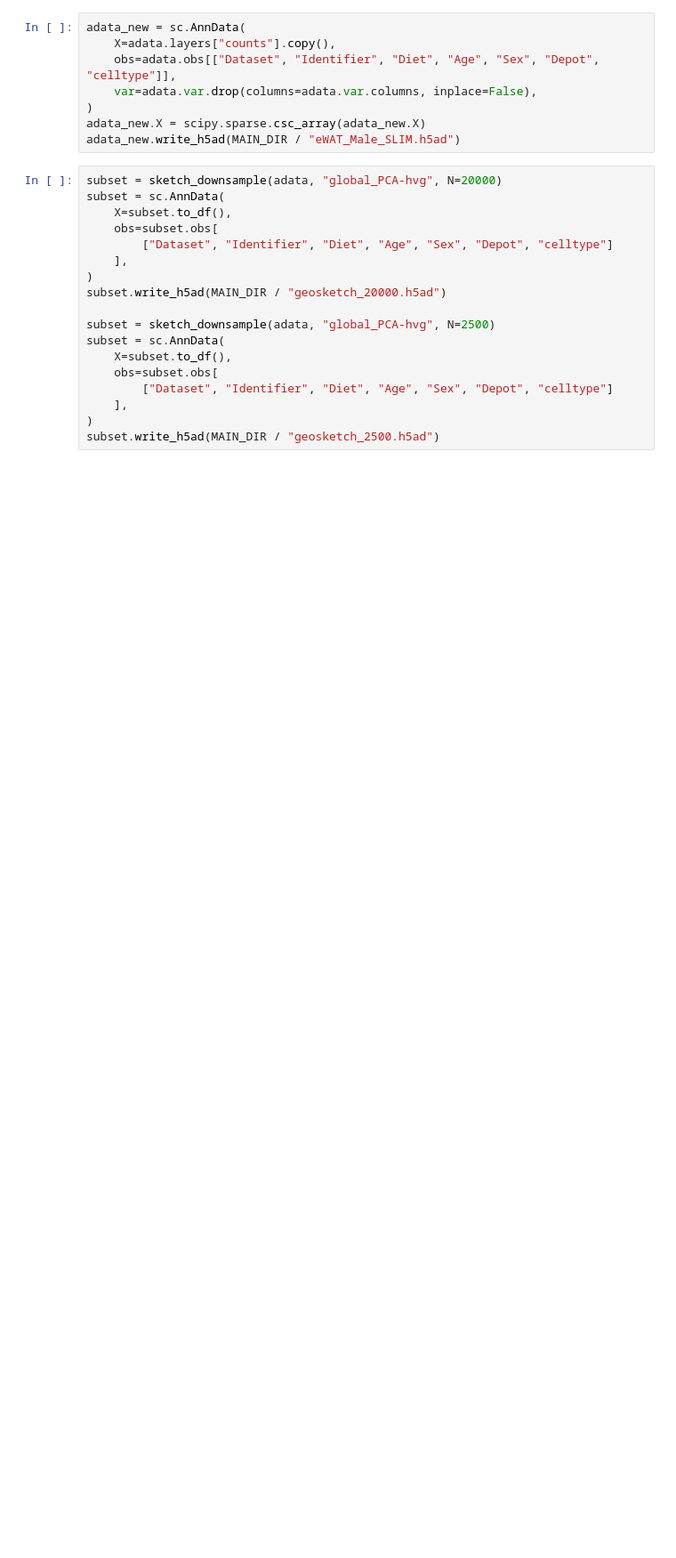
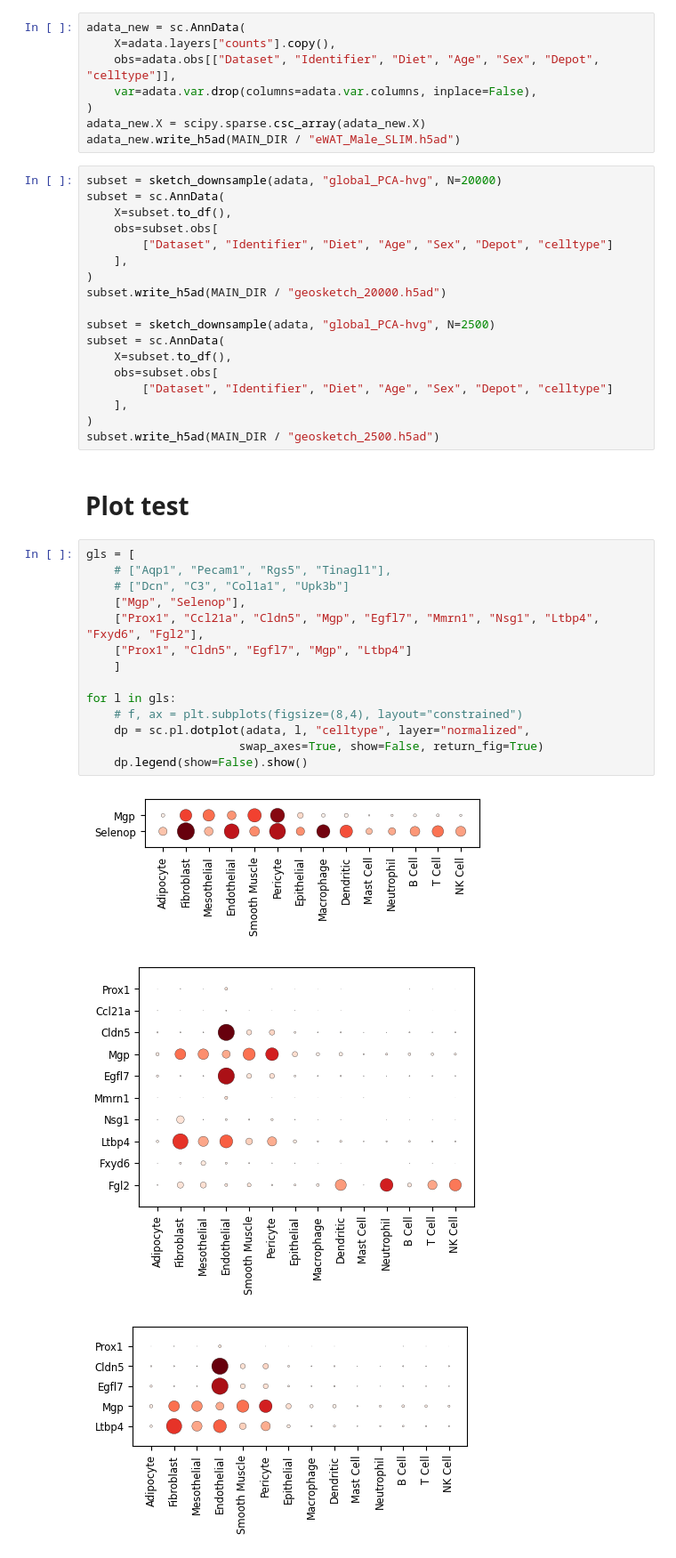
Before and after one commit to ethanhung11/spatial_seq, a Jupyter notebook: src/notebooks/single_cell/1.0-multidataset-integration.ipynb, the cells around one changed output. Shown at 89% size. Drawn from its saved outputs; the diff is of its cells as text; blank space fills up the shorter version.

```diff
--- a/src/notebooks/single_cell/1.0-multidataset-integration.ipynb
+++ b/src/notebooks/single_cell/1.0-multidataset-integration.ipynb
@@ -1085,3 +1039,23 @@ subset = sc.AnnData(
     ],
 )
 subset.write_h5ad(MAIN_DIR / "geosketch_2500.h5ad")
+# %% [markdown]
+# Plot test
+# %%
+gls = [
+    # ["Aqp1", "Pecam1", "Rgs5", "Tinagl1"],
+    # ["Dcn", "C3", "Col1a1", "Upk3b"]
+    ["Mgp", "Selenop"],
+    ["Prox1", "Ccl21a", "Cldn5", "Mgp", "Egfl7", "Mmrn1", "Nsg1", "Ltbp4", "Fxyd6", "Fgl2"],
+    ["Prox1", "Cldn5", "Egfl7", "Mgp", "Ltbp4"]
+    ]
+
+for l in gls:
+    # f, ax = plt.subplots(figsize=(8,4), layout="constrained")
+    dp = sc.pl.dotplot(adata, l, "celltype", layer="normalized",
+                      swap_axes=True, show=False, return_fig=True)
+    dp.legend(show=False).show()
+# %% [output]
+[figure, added]
+[figure, added]
+[figure, added]
```
Also changed, not shown: parts of 5 cells of this notebook, 10 other files.
